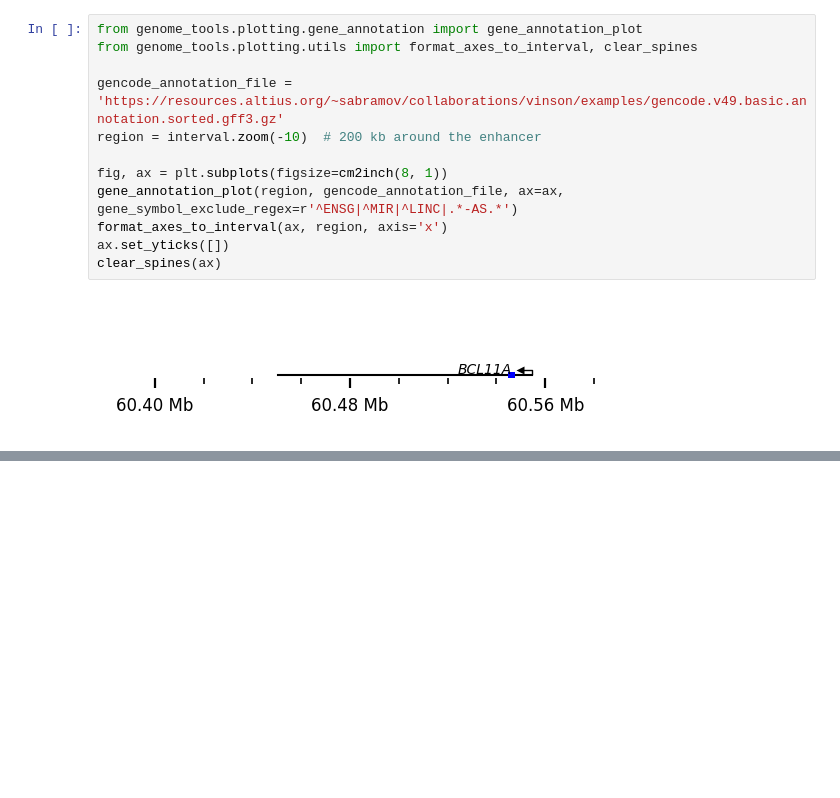
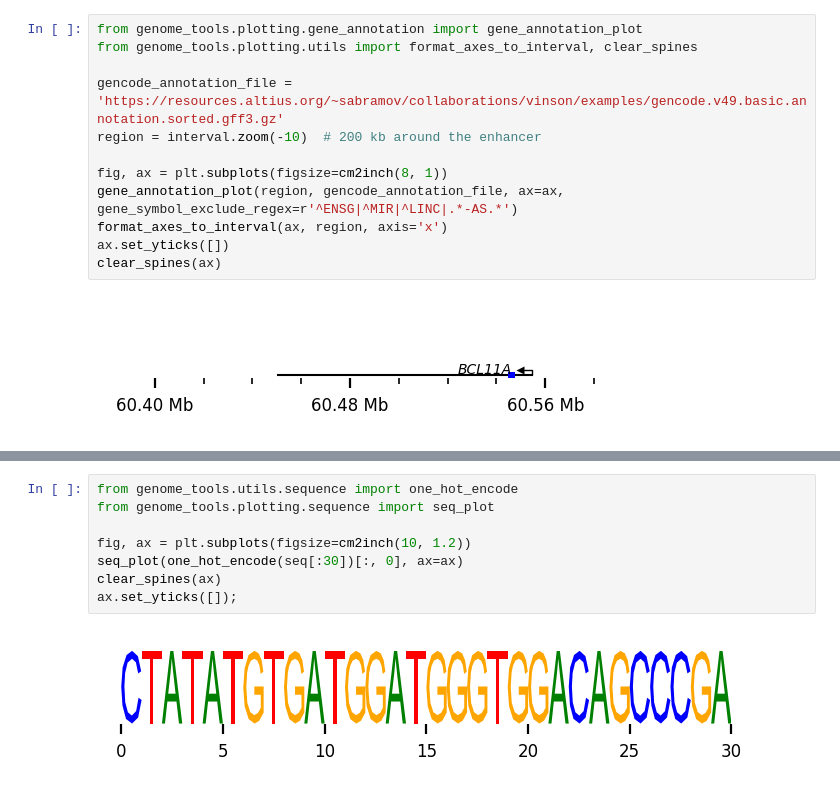
Before and after one commit to vierstralab/genome-tools, a Jupyter notebook: examples/UsageExamples.ipynb, the cells around one changed output, grey strips where cells are left out. Drawn from its saved outputs; the diff is of its cells as text; blank space fills up the shorter version.

```diff
--- a/examples/UsageExamples.ipynb
+++ b/examples/UsageExamples.ipynb
@@ -133,0 +201,10 @@ clear_spines(ax)
+# %%
+from genome_tools.utils.sequence import one_hot_encode
+from genome_tools.plotting.sequence import seq_plot
+
+fig, ax = plt.subplots(figsize=cm2inch(10, 1.2))
+seq_plot(one_hot_encode(seq[:30])[:, 0], ax=ax)
+clear_spines(ax)
+ax.set_yticks([]);
+# %% [output]
+[figure, added]
```
Also changed, not shown: parts of 19 cells of this notebook, 3 other files.
